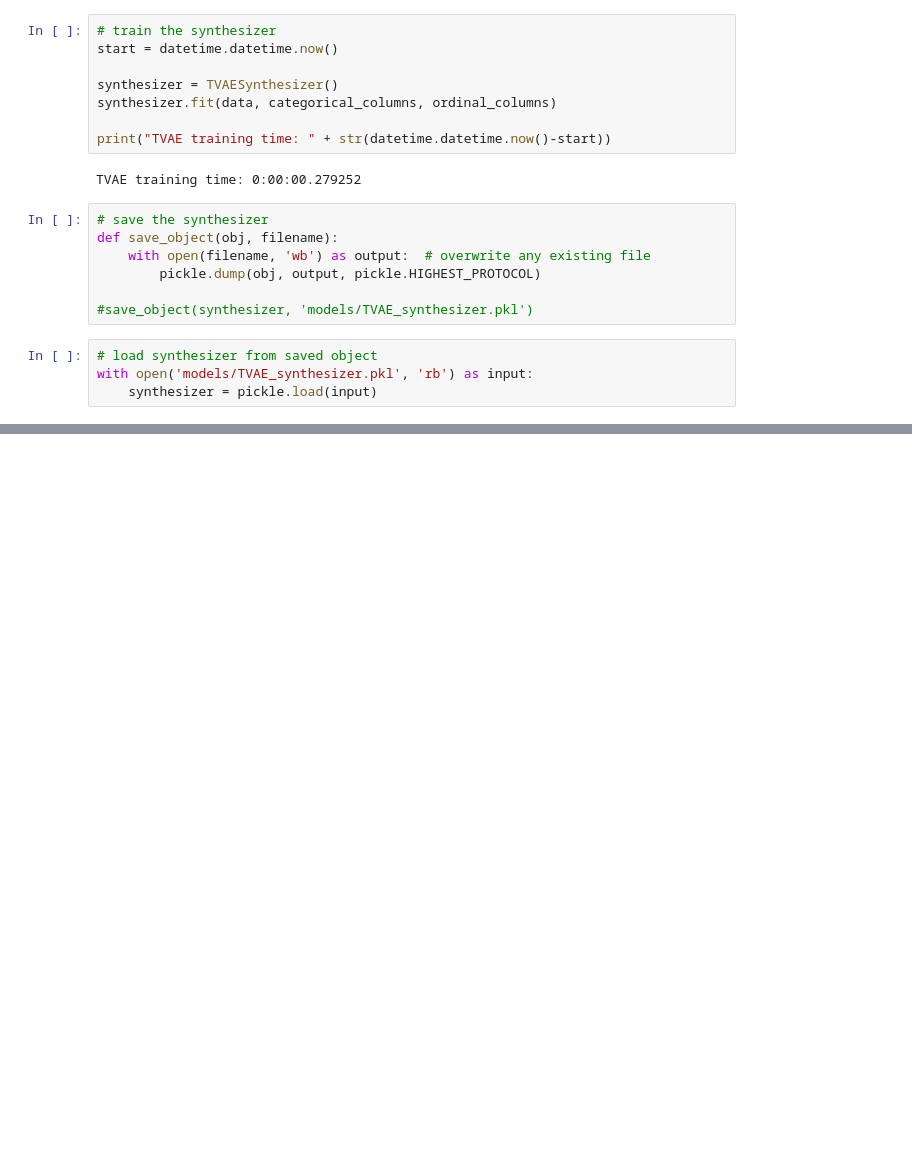
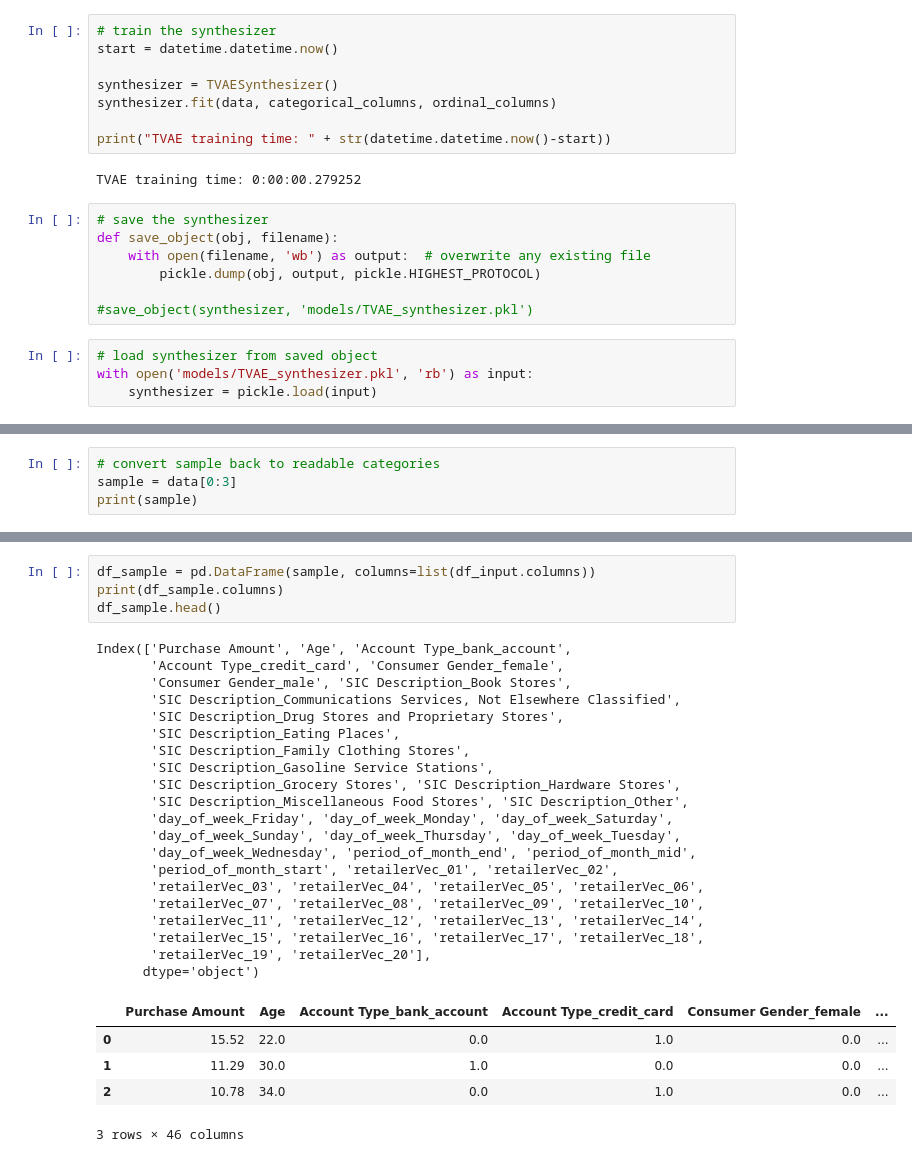
Before and after one commit to rui-zhang-ocean/Predict_Transactions, a Jupyter notebook: build_synthesizer.ipynb, the cells around one changed output, grey strips where cells are left out. Saved outputs shown, nothing was run; the diff lists cells and outputs as text; blank space fills up the shorter version.

Commit message:
concat reversed one-hot-encoding variables into a dataframe

```diff
--- a/build_synthesizer.ipynb
+++ b/build_synthesizer.ipynb
@@ -255,0 +245,4 @@ print(sampled)
+# %%
+# convert sample back to readable categories
+sample = data[0:3]
+print(sample)
@@ -255,0 +262,30 @@ print(sampled)
+# %%
+df_sample = pd.DataFrame(sample, columns=list(df_input.columns))
+print(df_sample.columns)
+df_sample.head()
+# %% [output]
+Index(['Purchase Amount', 'Age', 'Account Type_bank_account',
+       'Account Type_credit_card', 'Consumer Gender_female',
+       'Consumer Gender_male', 'SIC Description_Book Stores',
+       'SIC Description_Communications Services, Not Elsewhere Classified',
+       'SIC Description_Drug Stores and Proprietary Stores',
+       'SIC Description_Eating Places',
+       'SIC Description_Family Clothing Stores',
+       'SIC Description_Gasoline Service Stations',
+       'SIC Description_Grocery Stores', 'SIC Description_Hardware Stores',
+       'SIC Description_Miscellaneous Food Stores', 'SIC Description_Other',
+       'day_of_week_Friday', 'day_of_week_Monday', 'day_of_week_Saturday',
+       'day_of_week_Sunday', 'day_of_week_Thursday', 'day_of_week_Tuesday',
+       'day_of_week_Wednesday', 'period_of_month_end', 'period_of_month_mid',
+       'period_of_month_start', 'retailerVec_01', 'retailerVec_02',
+       'retailerVec_03', 'retailerVec_04', 'retailerVec_05', 'retailerVec_06',
+       'retailerVec_07', 'retailerVec_08', 'retailerVec_09', 'retailerVec_10',
+       'retailerVec_11', 'retailerVec_12', 'retailerVec_13', 'retailerVec_14',
+       'retailerVec_15', 'retailerVec_16', 'retailerVec_17', 'retailerVec_18',
+       'retailerVec_19', 'retailerVec_20'],
+      dtype='object')
+|  | Purchase Amount | Age | Account Type_bank_account | Account Type_credit_card | Consumer Gender_female | ... |
+| 0 | 15.52 | 22.0 | 0.0 | 1.0 | 0.0 | ... |
+| 1 | 11.29 | 30.0 | 1.0 | 0.0 | 0.0 | ... |
+| 2 | 10.78 | 34.0 | 0.0 | 1.0 | 0.0 | ... |
+3 rows × 46 columns
```
Also changed, not shown: parts of 7 cells of this notebook.
